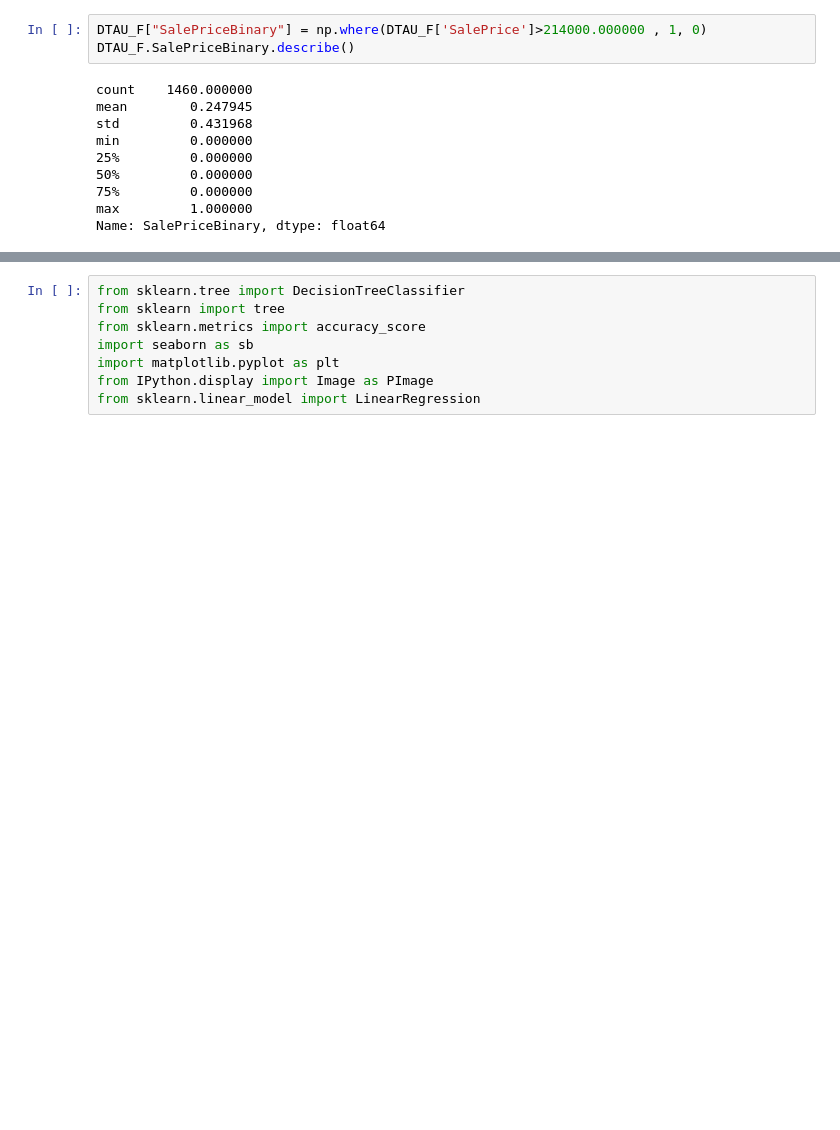
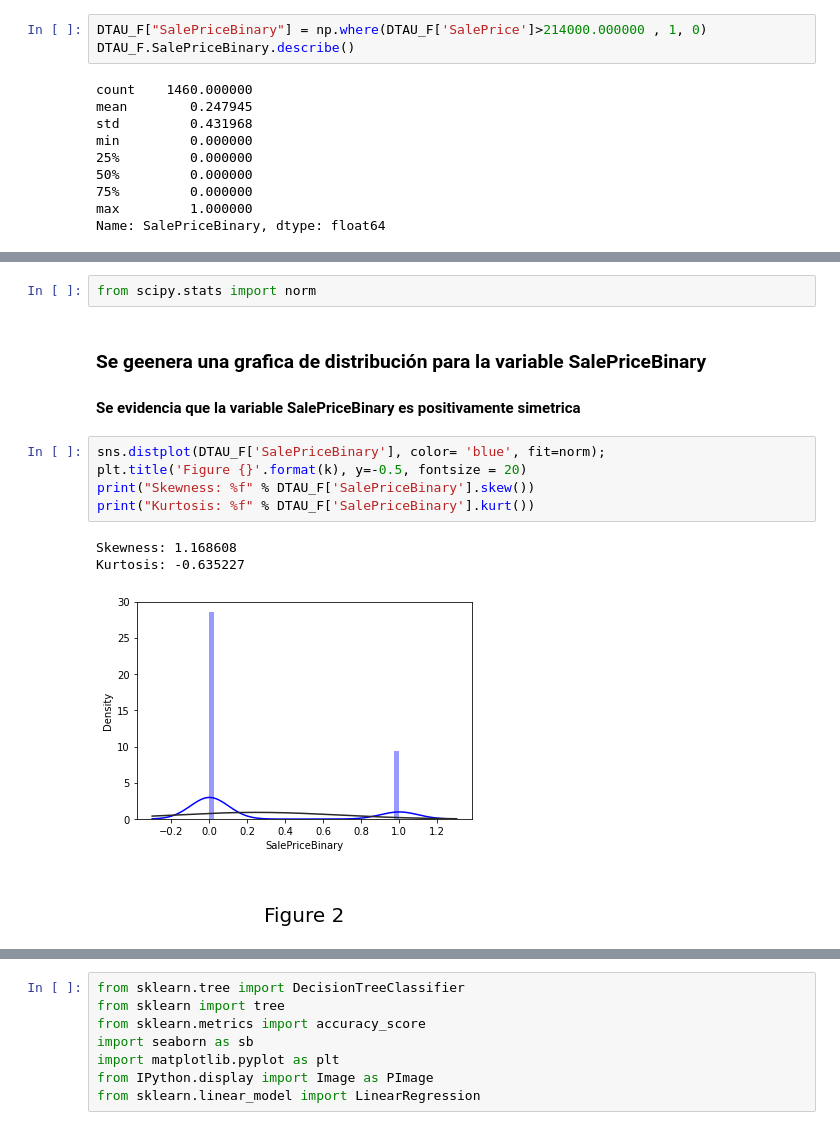
Before and after one commit to arlefabian25/MachineLearningFabianR, a Jupyter notebook: Actividad_2_Final.ipynb, the cells around one changed output, grey strips where cells are left out. Saved outputs shown, nothing was run; the diff lists cells and outputs as text; blank space fills up the shorter version.

```diff
--- a/Actividad_2_Final.ipynb
+++ b/Actividad_2_Final.ipynb
@@ -58,0 +147,14 @@ Name: SalePriceBinary, dtype: float64
+# %%
+from scipy.stats import norm
+# %% [markdown]
+### Se geenera una grafica de distribución para la variable SalePriceBinary
+#### Se evidencia que la variable SalePriceBinary es positivamente simetrica
+# %%
+sns.distplot(DTAU_F['SalePriceBinary'], color= 'blue', fit=norm);
+plt.title('Figure {}'.format(k), y=-0.5, fontsize = 20)
+print("Skewness: %f" % DTAU_F['SalePriceBinary'].skew())
+print("Kurtosis: %f" % DTAU_F['SalePriceBinary'].kurt())
+# %% [output]
+Skewness: 1.168608
+Kurtosis: -0.635227
+[figure, added]
```
Also changed, not shown: parts of 24 cells of this notebook.
